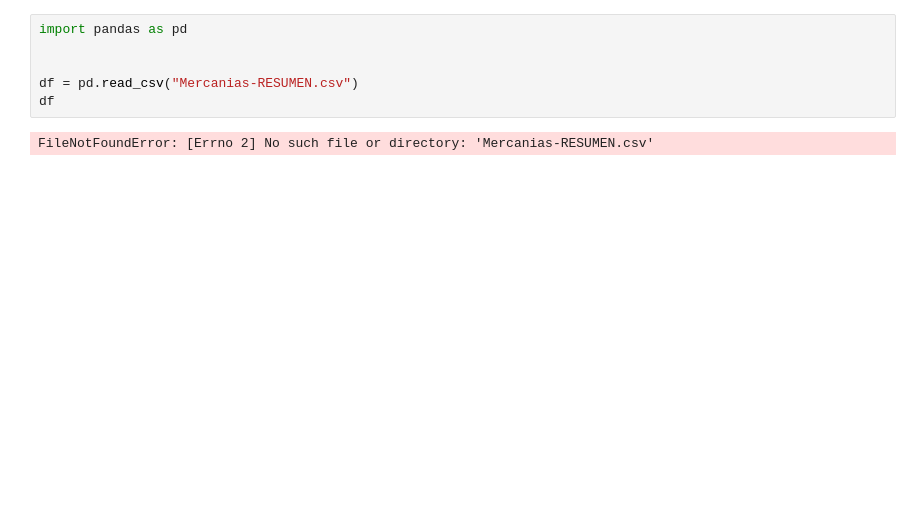
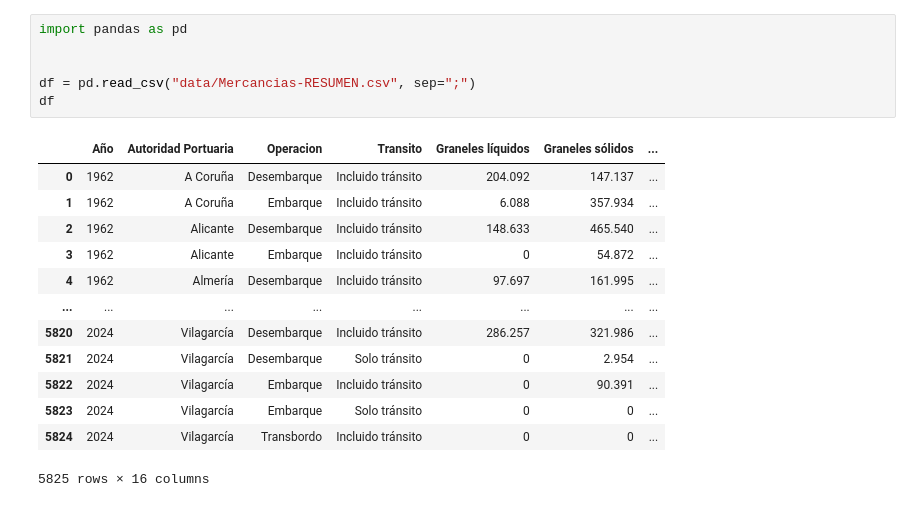
Before and after one commit to MHHsim/DS-Online-Marta-Harana, a Jupyter notebook: Puertos_del_Estado/data.ipynb, the cells around one changed output. Saved outputs shown, nothing was run; the diff lists cells and outputs as text; blank space fills up the shorter version.

```diff
--- a/Puertos_del_Estado/data.ipynb
+++ b/Puertos_del_Estado/data.ipynb
@@ -1,8 +1,20 @@
 # %%
 import pandas as pd
 
 
-df = pd.read_csv("Mercanias-RESUMEN.csv")
+df = pd.read_csv("data/Mercancias-RESUMEN.csv", sep=";")
 df
 # %% [output]
+|  | Año | Autoridad Portuaria | Operacion | Transito | Graneles líquidos | Graneles sólidos | ... |
+| 0 | 1962 | A Coruña | Desembarque | Incluido tránsito | 204.092 | 147.137 | ... |
+| 1 | 1962 | A Coruña | Embarque | Incluido tránsito | 6.088 | 357.934 | ... |
+| 2 | 1962 | Alicante | Desembarque | Incluido tránsito | 148.633 | 465.540 | ... |
+| 3 | 1962 | Alicante | Embarque | Incluido tránsito | 0 | 54.872 | ... |
+| 4 | 1962 | Almería | Desembarque | Incluido tránsito | 97.697 | 161.995 | ... |
+| ... | ... | ... | ... | ... | ... | ... | ... |
+| 5820 | 2024 | Vilagarcía | Desembarque | Incluido tránsito | 286.257 | 321.986 | ... |
+| 5821 | 2024 | Vilagarcía | Desembarque | Solo tránsito | 0 | 2.954 | ... |
+| 5822 | 2024 | Vilagarcía | Embarque | Incluido tránsito | 0 | 90.391 | ... |
+| 5823 | 2024 | Vilagarcía | Embarque | Solo tránsito | 0 | 0 | ... |
+| 5824 | 2024 | Vilagarcía | Transbordo | Incluido tránsito | 0 | 0 | ... |
-FileNotFoundError: [Errno 2] No such file or directory: 'Mercanias-RESUMEN.csv'
+5825 rows × 16 columns
```
Also changed, not shown: parts of 6 cells of this notebook.
